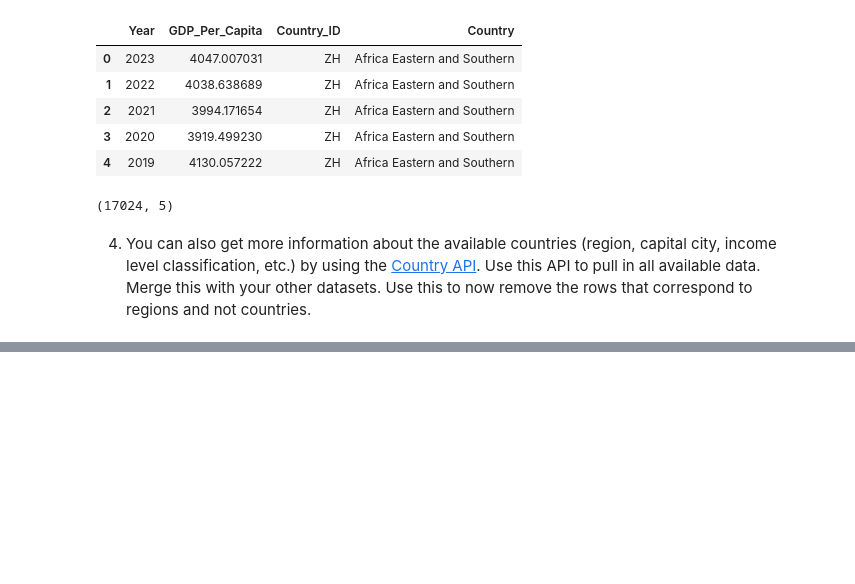
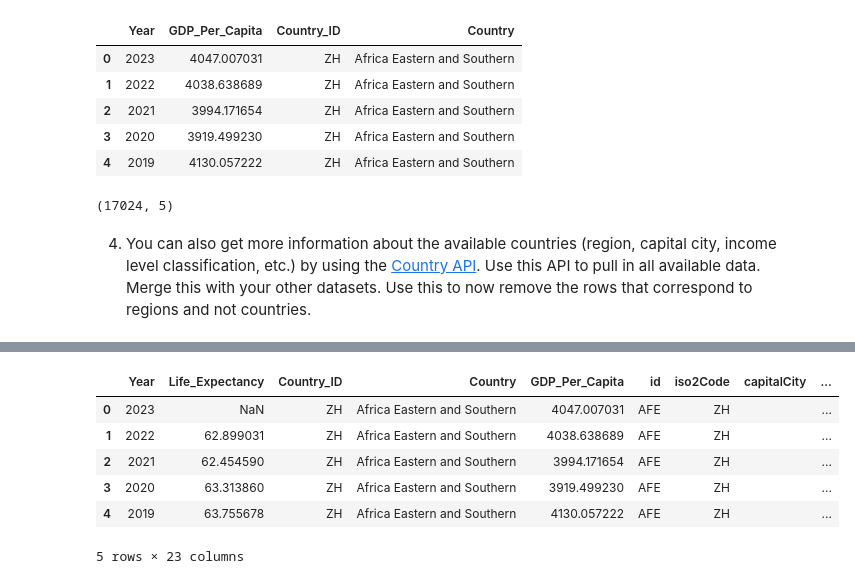
Before and after one commit to nss-data-science-cohort-8/api-exercise-GetGubbz, a Jupyter notebook: notebooks/UNData_API_Exercise.ipynb, the cells around one changed output, grey strips where cells are left out. Drawn from its saved outputs; the diff is of its cells as text; code cells hidden in the pictures; blank space fills up the shorter version.

```diff
--- a/notebooks/UNData_API_Exercise.ipynb
+++ b/notebooks/UNData_API_Exercise.ipynb
@@ -162,0 +171,11 @@ res_country_df.head()
+# %%
+gdp_le_countries = pd.merge(gdp_le, res_country_df, how = 'inner', on = 'Country', indicator=True, validate = 'many_to_many')
+gdp_le_countries.head()
+# %% [output]
+|  | Year | Life_Expectancy | Country_ID | Country | GDP_Per_Capita | id | iso2Code | capitalCity | ... |
+| 0 | 2023 | NaN | ZH | Africa Eastern and Southern | 4047.007031 | AFE | ZH |  | ... |
+| 1 | 2022 | 62.899031 | ZH | Africa Eastern and Southern | 4038.638689 | AFE | ZH |  | ... |
+| 2 | 2021 | 62.454590 | ZH | Africa Eastern and Southern | 3994.171654 | AFE | ZH |  | ... |
+| 3 | 2020 | 63.313860 | ZH | Africa Eastern and Southern | 3919.499230 | AFE | ZH |  | ... |
+| 4 | 2019 | 63.755678 | ZH | Africa Eastern and Southern | 4130.057222 | AFE | ZH |  | ... |
+5 rows × 23 columns
```
Also changed, not shown: parts of 26 cells of this notebook.
